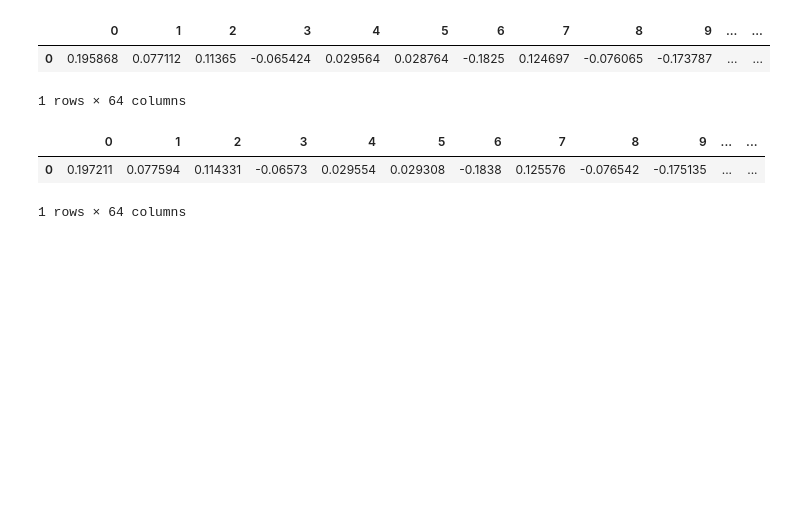
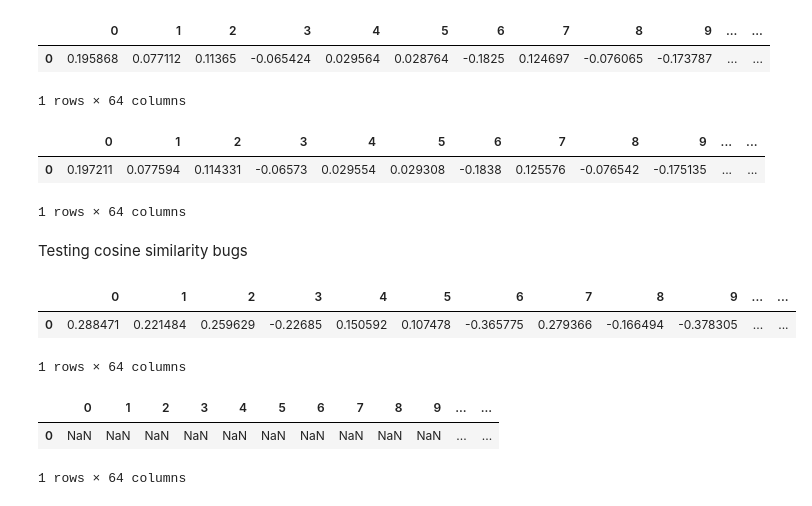
Before and after one commit to MHaurel/nn-concept-interpreter, a Jupyter notebook: visualizer/src/Test.ipynb, the cells around one changed output. Cells and saved outputs as stored; diff of their text form; code cells hidden in the pictures; blank space fills up the shorter version.

```diff
--- a/visualizer/src/Test.ipynb
+++ b/visualizer/src/Test.ipynb
@@ -87,3 +87,20 @@ df_mssr
 |  | 0 | 1 | 2 | 3 | 4 | 5 | 6 | 7 | 8 | 9 | ... | ... |
 | 0 | 0.197211 | 0.077594 | 0.114331 | -0.06573 | 0.029554 | 0.029308 | -0.1838 | 0.125576 | -0.076542 | -0.175135 | ... | ... |
 1 rows × 64 columns
+# %% [markdown]
+Testing cosine similarity bugs
+# %%
+a_s = pd.read_pickle('a_s-Richard_Anuszkiewicz.pkl')
+b_s = pd.read_pickle('b_s-Richard_Anuszkiewicz.pkl')
+# %%
+a_s
+# %% [output]
+|  | 0 | 1 | 2 | 3 | 4 | 5 | 6 | 7 | 8 | 9 | ... | ... |
+| 0 | 0.288471 | 0.221484 | 0.259629 | -0.22685 | 0.150592 | 0.107478 | -0.365775 | 0.279366 | -0.166494 | -0.378305 | ... | ... |
+1 rows × 64 columns
+# %%
+b_s
+# %% [output]
+|  | 0 | 1 | 2 | 3 | 4 | 5 | 6 | 7 | 8 | 9 | ... | ... |
+| 0 | NaN | NaN | NaN | NaN | NaN | NaN | NaN | NaN | NaN | NaN | ... | ... |
+1 rows × 64 columns
```
Also changed, not shown: 3 other files.
